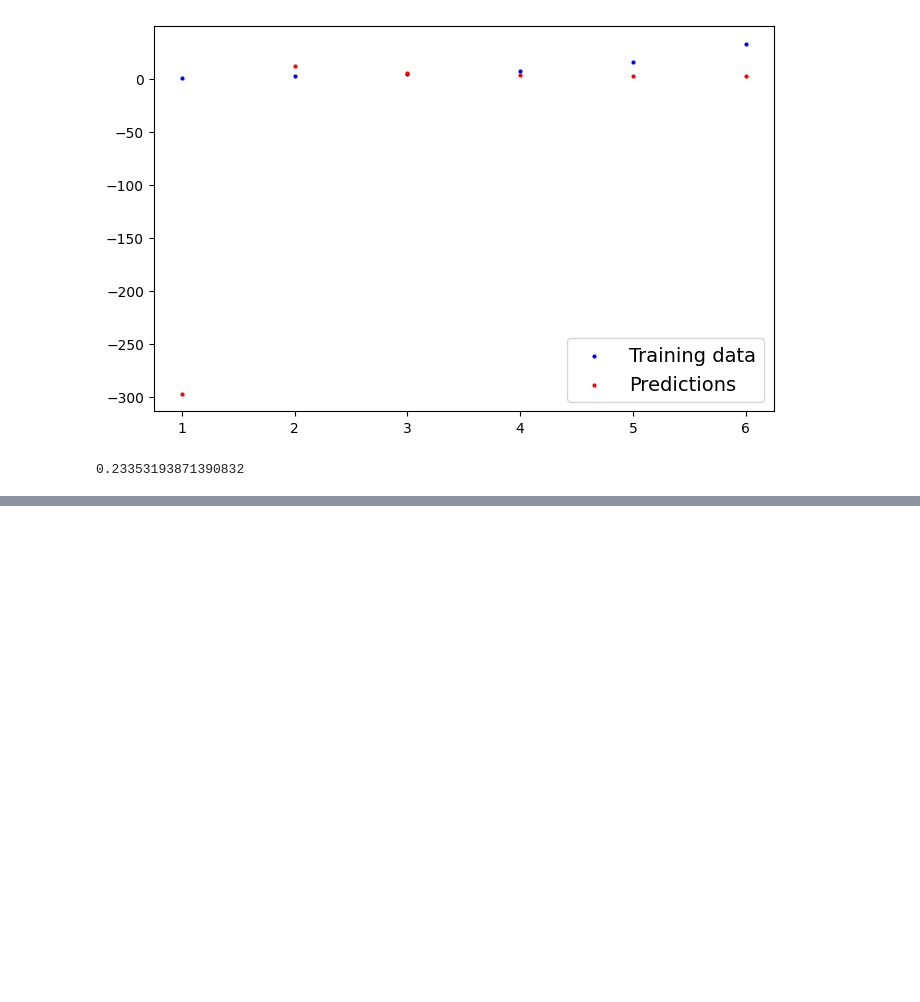
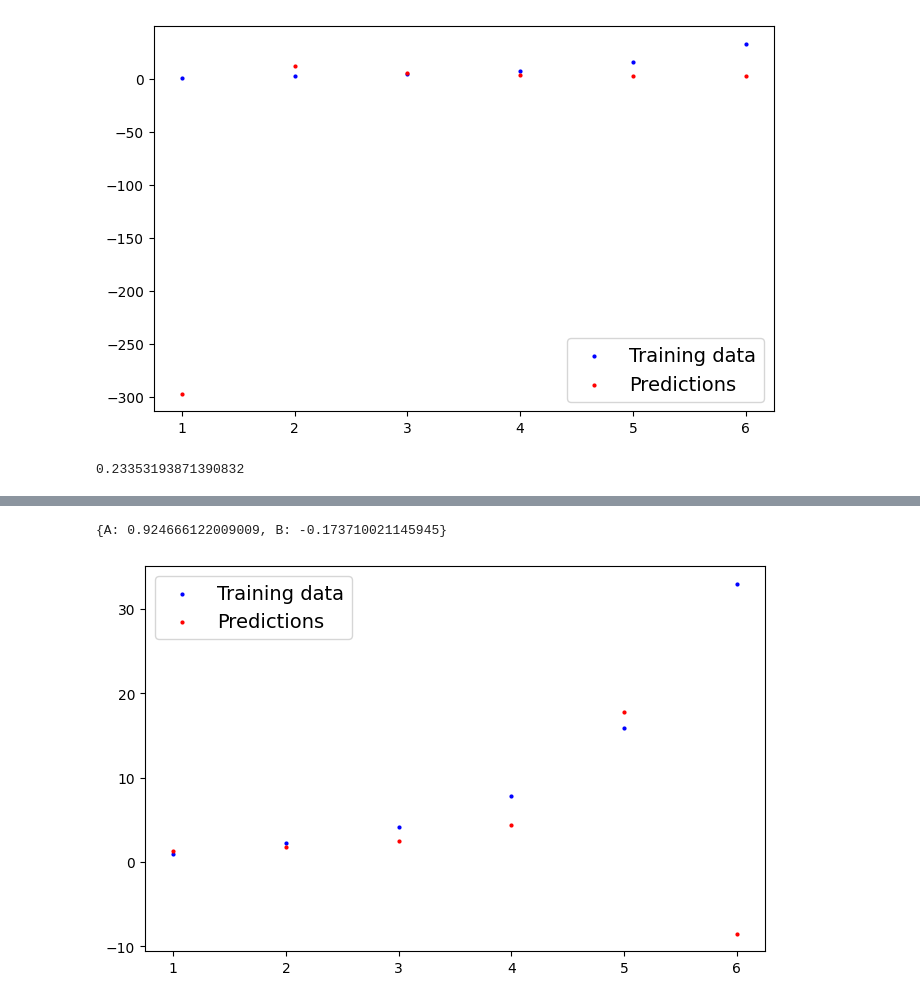
Before and after one commit to sinaapolo969/numericalAnalysis, a Jupyter notebook: numericalAnalysis.ipynb, the cells around one changed output, grey strips where cells are left out. Saved outputs shown, nothing was run; the diff lists cells and outputs as text; code cells hidden in the pictures; blank space fills up the shorter version.

```diff
--- a/numericalAnalysis.ipynb
+++ b/numericalAnalysis.ipynb
@@ -1419,0 +1460,27 @@ model.MSE(y_extra, y_hat)
+# %%
+sigma = np.sum(X)
+
+a_11 = 6
+a_12 = sigma
+a_21 = sigma
+a_22 = np.sum(np.power(X, 2))
+b1 = np.sum(y_d)
+b2 = np.sum(X * y_d)
+# %%
+A, B = sp.symbols('A B')
+expresion1 = sp.Eq(a_11 * A + a_12 * B, b1)
+expresion2 = sp.Eq(a_12 * A + a_22 * B, b2)
+sol = sp.solve((expresion1, expresion2), (A, B))
+# %%
+sol
+# %% [output]
+{A: 0.924666122009009, B: -0.173710021145945}
+# %%
+x = sp.symbols('x')
+f = 1 / ((float(sol.get(A))) + float(sol.get(B)) * x)
+# %%
+y_hat = [float(f.subs(x, i)) for i in X]
+# %%
+plot_predictions(X, y, y_hat)
+# %% [output]
+[figure, added]
```
Also changed, not shown: parts of 13 cells of this notebook.
